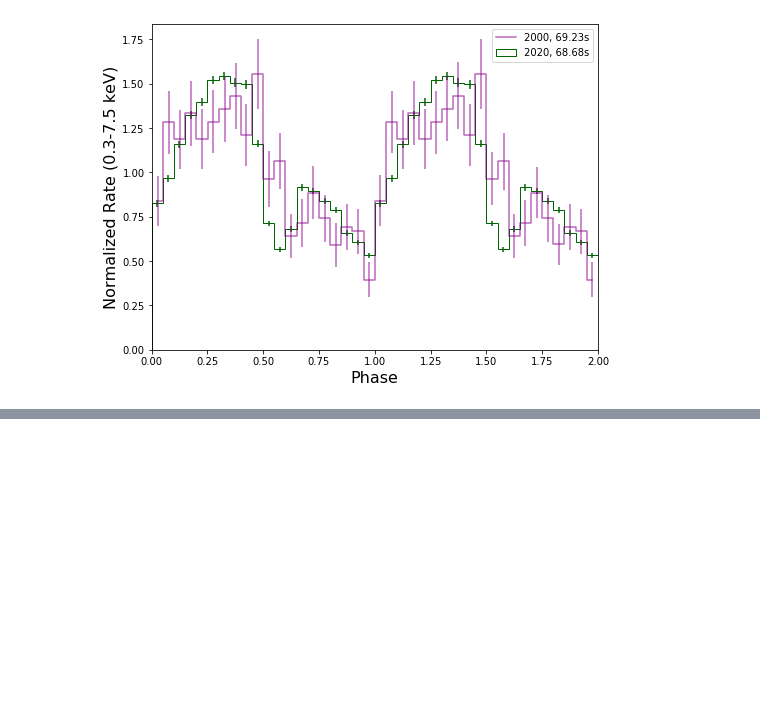
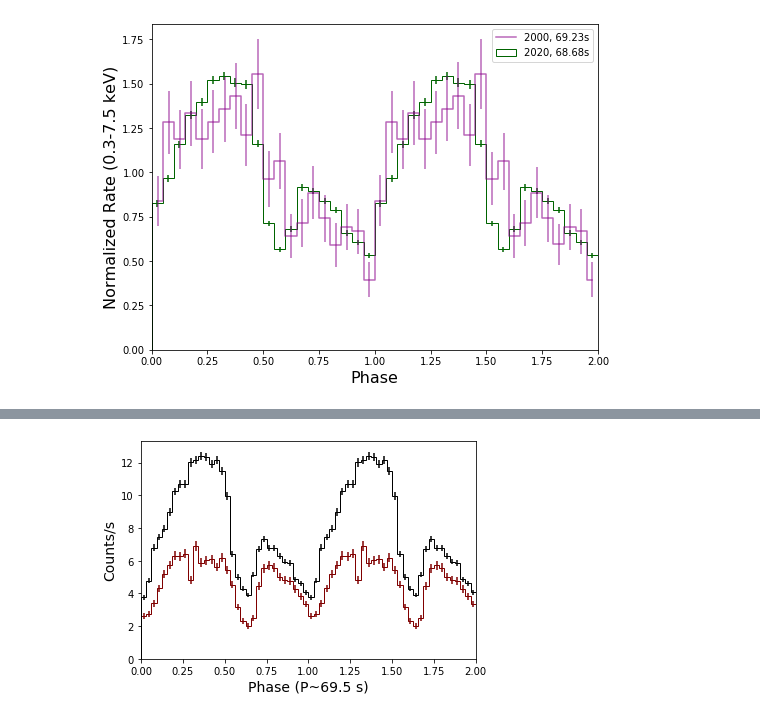
Before and after one commit to lenatreiber/LXP69.5, a Jupyter notebook: newNICER_LXP.ipynb, the cells around one changed output, grey strips where cells are left out. Drawn from its saved outputs; the diff is of its cells as text; code cells hidden in the pictures; blank space fills up the shorter version.

```diff
--- a/newNICER_LXP.ipynb
+++ b/newNICER_LXP.ipynb
@@ -760,0 +540,14 @@ sf('newpap')
+# %%
+pep3hist,pep3mids = p.phasehist_sh([ep3],compd,ens=['0.3-8.0'],bins=64,epoch=-11,figsize=(4,3))
+plt.close()
+pep1hist,pep1mids = p.phasehist_sh([ep1],pd,ens=['0.3-8.0'],bins=64,epoch=10,figsize=(4,3))
+plt.close()
+#redoing just to line up phase shifts better
+# %%
+reload(p)
+pr_hist3,pr_mids3 = p.s_phaserate(pep3hist[0],pep3mids,ep3time,bgb=True,bg=ep1bg[0],color='maroon')
+pr_hist1,pr_mids1 = p.s_phaserate(pep1hist[0],pep1mids,ep1time,bgb=True,bg=ep3bg[0],color='black')
+plt.xlabel('Phase (P~69.5 s)')
+# sf('propfig')
+# %% [output]
+[figure, added]
```
Also changed, not shown: parts of 39 cells of this notebook, 1 other file.
